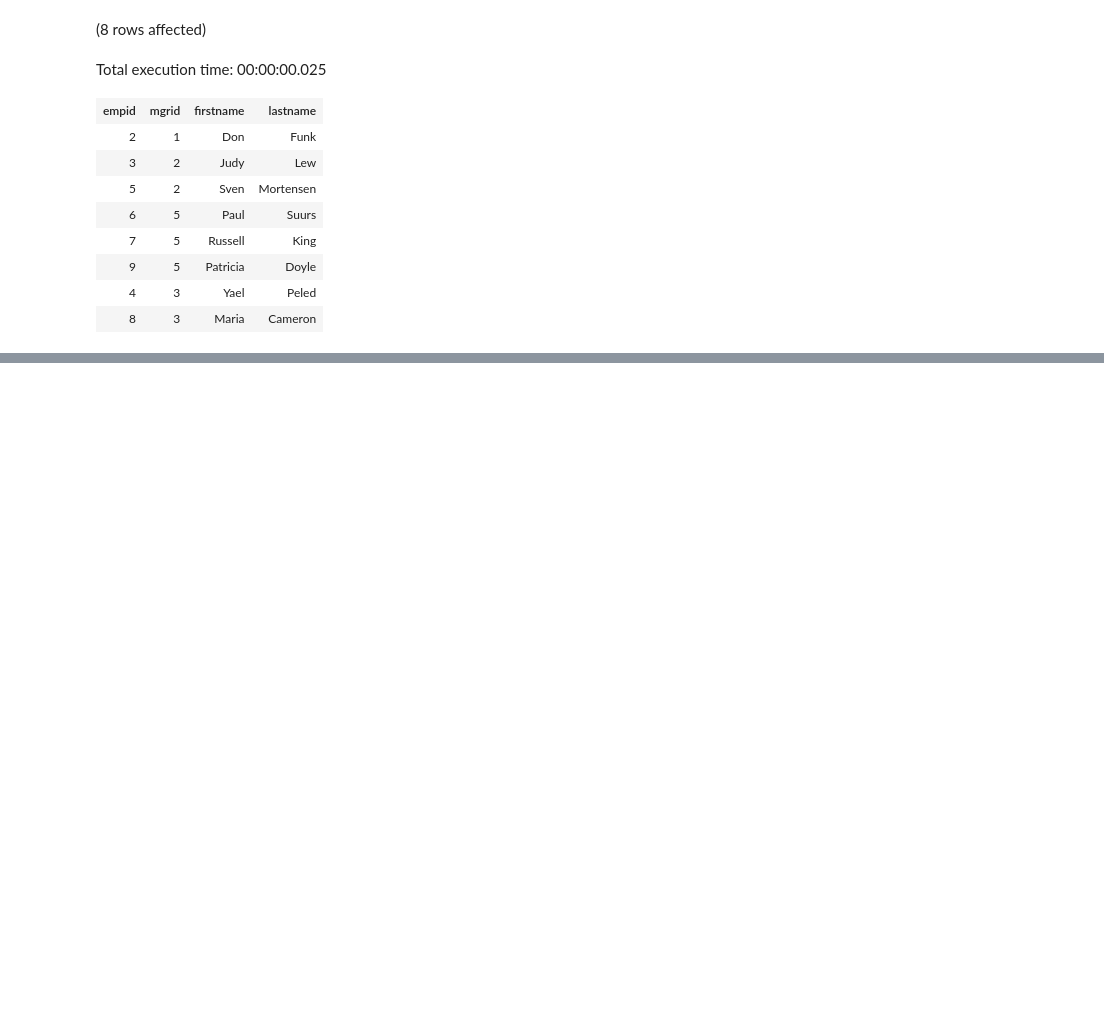
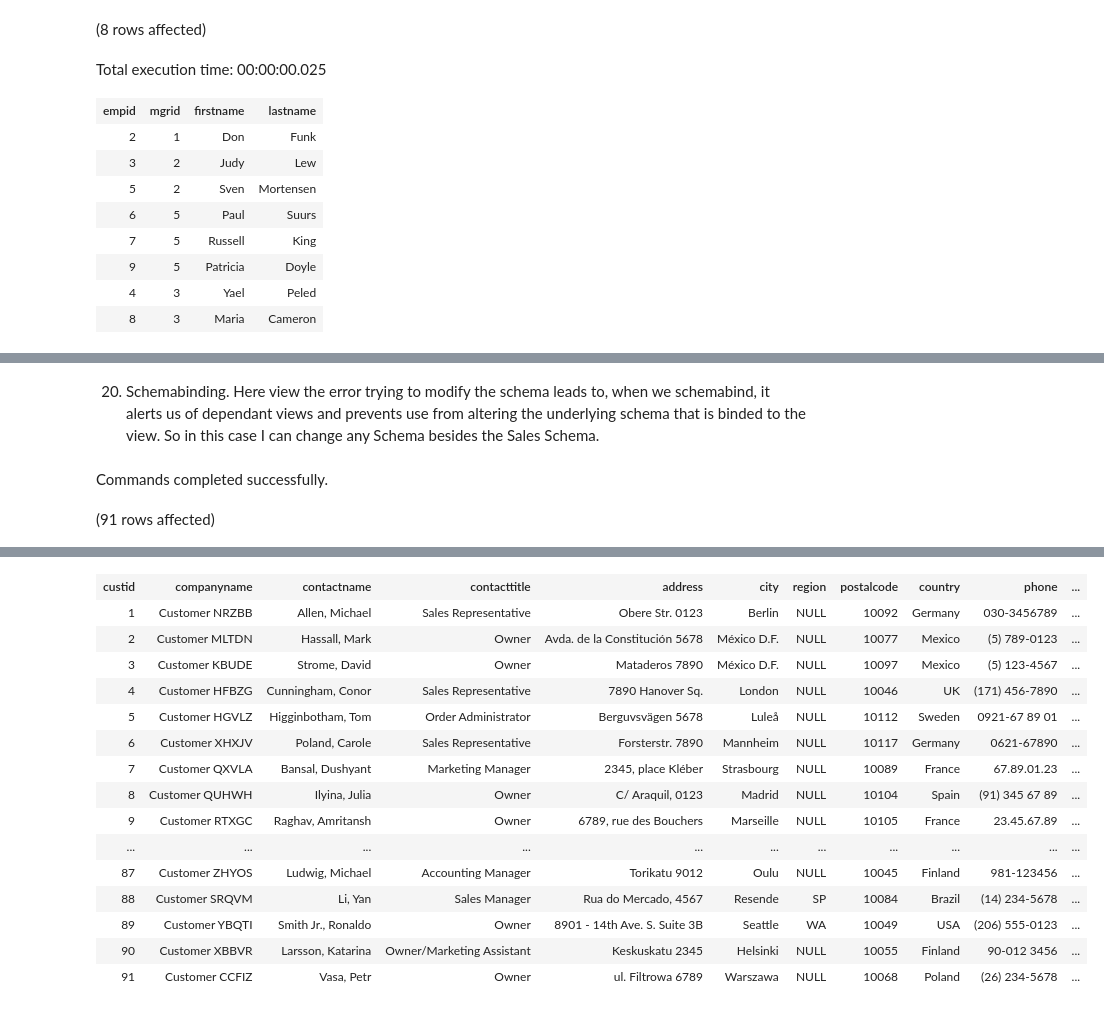
Before and after one commit to ryanmohamed/tsql_hw3, a Jupyter notebook: chapter5.ipynb, the cells around one changed output, grey strips where cells are left out. Cells and saved outputs as stored; diff of their text form; code cells hidden in the pictures; blank space fills up the shorter version.

```diff
--- a/chapter5.ipynb
+++ b/chapter5.ipynb
@@ -332,0 +508,18 @@ Total execution time: 00:00:00.025
+# %% [markdown]
+20. Schemabinding. Here view the error trying to modify the schema leads to, when we schemabind, it alerts us of dependant views and prevents use from altering the underlying schema that is binded to the view. So in this case I can change any Schema besides the Sales Schema.
+# %%
+ALTER VIEW Sales.USACusts WITH SCHEMABINDING
+AS
+
+SELECT
+  custid, companyname, contactname, contacttitle, address,
+  city, region, postalcode, country, phone, fax
+FROM Sales.Customers
+WHERE country = N'USA';
+GO
+
+ALTER TABLE Sales.Customers DROP COLUMN address;
+GO
+# %% [output]
+Commands completed successfully.
+(91 rows affected)
@@ -332,0 +527,16 @@ Total execution time: 00:00:00.025
+| custid | companyname | contactname | contacttitle | address | city | region | postalcode | country | phone | ... |
+| 1 | Customer NRZBB | Allen, Michael | Sales Representative | Obere Str. 0123 | Berlin | NULL | 10092 | Germany | 030-3456789 | ... |
+| 2 | Customer MLTDN | Hassall, Mark | Owner | Avda. de la Constitución 5678 | México D.F. | NULL | 10077 | Mexico | (5) 789-0123 | ... |
+| 3 | Customer KBUDE | Strome, David | Owner | Mataderos 7890 | México D.F. | NULL | 10097 | Mexico | (5) 123-4567 | ... |
+| 4 | Customer HFBZG | Cunningham, Conor | Sales Representative | 7890 Hanover Sq. | London | NULL | 10046 | UK | (171) 456-7890 | ... |
+| 5 | Customer HGVLZ | Higginbotham, Tom | Order Administrator | Berguvsvägen 5678 | Luleå | NULL | 10112 | Sweden | 0921-67 89 01 | ... |
+| 6 | Customer XHXJV | Poland, Carole | Sales Representative | Forsterstr. 7890 | Mannheim | NULL | 10117 | Germany | 0621-67890 | ... |
+| 7 | Customer QXVLA | Bansal, Dushyant | Marketing Manager | 2345, place Kléber | Strasbourg | NULL | 10089 | France | 67.89.01.23 | ... |
+| 8 | Customer QUHWH | Ilyina, Julia | Owner | C/ Araquil, 0123 | Madrid | NULL | 10104 | Spain | (91) 345 67 89 | ... |
+| 9 | Customer RTXGC | Raghav, Amritansh | Owner | 6789, rue des Bouchers | Marseille | NULL | 10105 | France | 23.45.67.89 | ... |
+| ... | ... | ... | ... | ... | ... | ... | ... | ... | ... | ... |
+| 87 | Customer ZHYOS | Ludwig, Michael | Accounting Manager | Torikatu 9012 | Oulu | NULL | 10045 | Finland | 981-123456 | ... |
+| 88 | Customer SRQVM | Li, Yan | Sales Manager | Rua do Mercado, 4567 | Resende | SP | 10084 | Brazil | (14) 234-5678 | ... |
+| 89 | Customer YBQTI | Smith Jr., Ronaldo | Owner | 8901 - 14th Ave. S. Suite 3B | Seattle | WA | 10049 | USA | (206) 555-0123 | ... |
+| 90 | Customer XBBVR | Larsson, Katarina | Owner/Marketing Assistant | Keskuskatu 2345 | Helsinki | NULL | 10055 | Finland | 90-012 3456 | ... |
+| 91 | Customer CCFIZ | Vasa, Petr | Owner | ul. Filtrowa 6789 | Warszawa | NULL | 10068 | Poland | (26) 234-5678 | ... |
```
Also changed, not shown: parts of 22 cells of this notebook.
